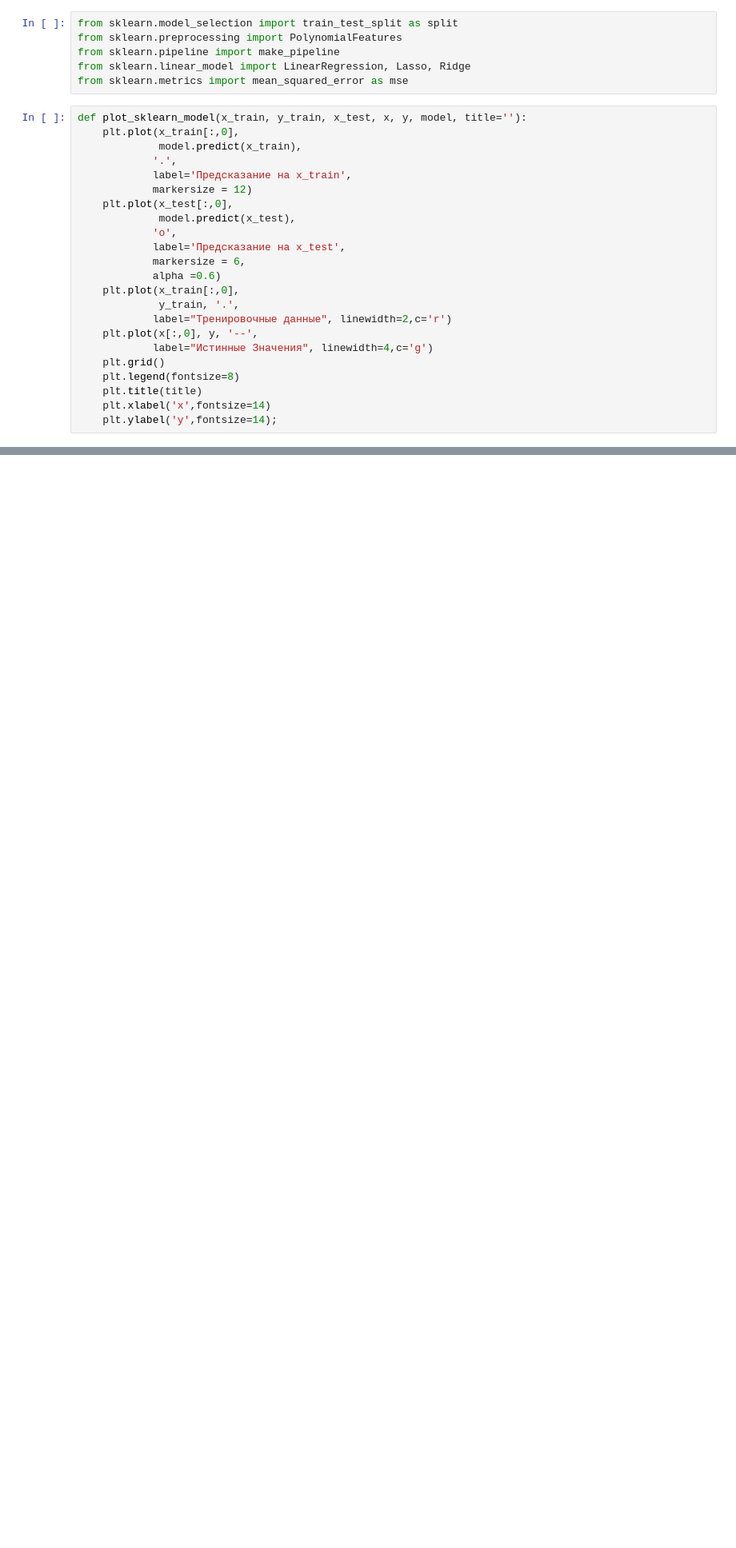
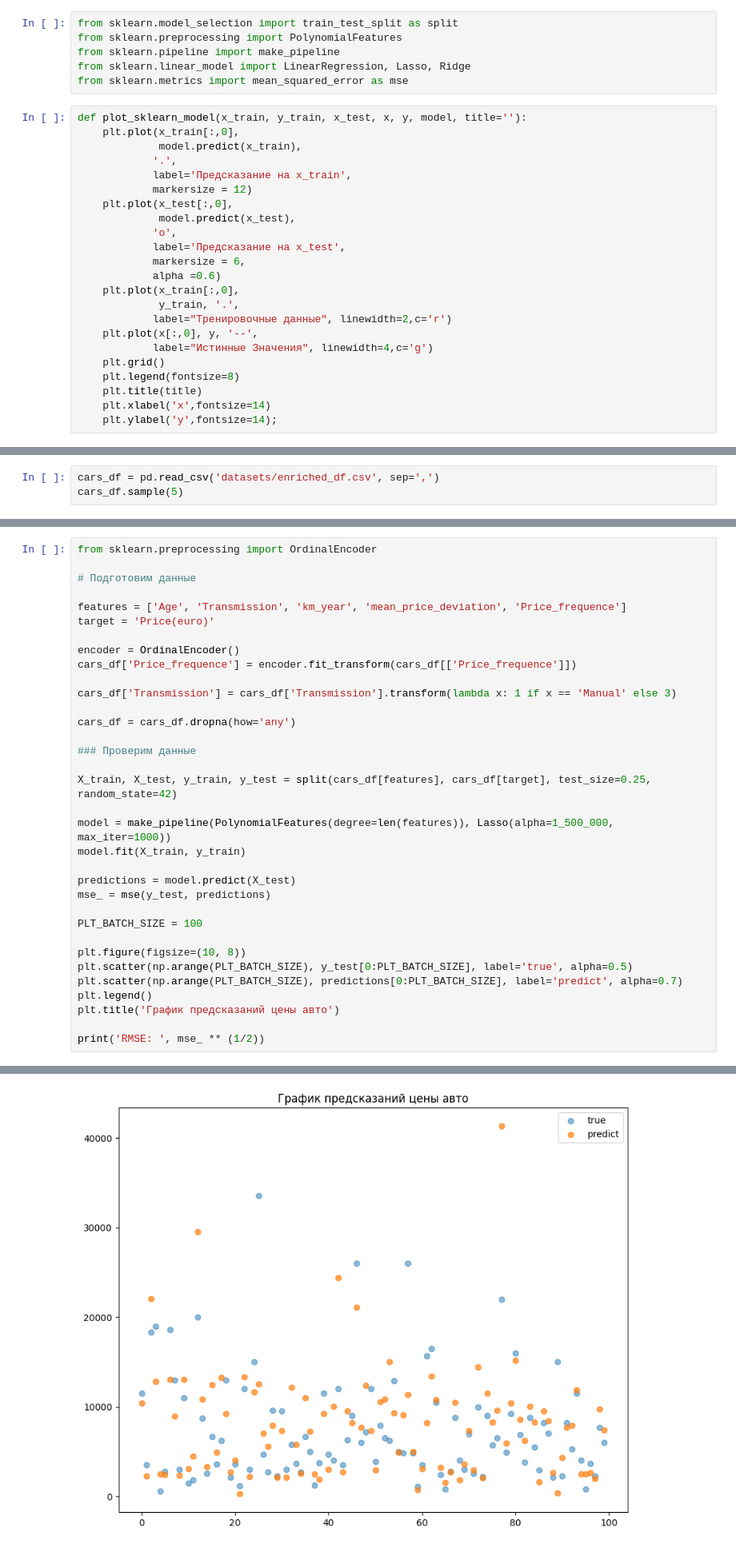
Before and after one commit to pyretttt/master_mle, a Jupyter notebook: practice2.ipynb, the cells around one changed output, grey strips where cells are left out. Shown at 80% size. Drawn from its saved outputs; the diff is of its cells as text; blank space fills up the shorter version.

```diff
--- a/practice2.ipynb
+++ b/practice2.ipynb
@@ -369,0 +372,3 @@ MSE with regularization, degree(3):  35.975745666788924
+# %%
+cars_df = pd.read_csv('datasets/enriched_df.csv', sep=',')
+cars_df.sample(5)
@@ -369,0 +382,35 @@ MSE with regularization, degree(3):  35.975745666788924
+# %%
+from sklearn.preprocessing import OrdinalEncoder
+
+# Подготовим данные
+
+features = ['Age', 'Transmission', 'km_year', 'mean_price_deviation', 'Price_frequence']
+target = 'Price(euro)'
+
+encoder = OrdinalEncoder()
+cars_df['Price_frequence'] = encoder.fit_transform(cars_df[['Price_frequence']])
+
+cars_df['Transmission'] = cars_df['Transmission'].transform(lambda x: 1 if x == 'Manual' else 3)
+
+cars_df = cars_df.dropna(how='any')
+
+### Проверим данные
+
+X_train, X_test, y_train, y_test = split(cars_df[features], cars_df[target], test_size=0.25, random_state=42)
+
+model = make_pipeline(PolynomialFeatures(degree=len(features)), Lasso(alpha=1_500_000, max_iter=1000))
+model.fit(X_train, y_train)
+
+predictions = model.predict(X_test)
+mse_ = mse(y_test, predictions)
+
+PLT_BATCH_SIZE = 100
+
+plt.figure(figsize=(10, 8))
+plt.scatter(np.arange(PLT_BATCH_SIZE), y_test[0:PLT_BATCH_SIZE], label='true', alpha=0.5)
+plt.scatter(np.arange(PLT_BATCH_SIZE), predictions[0:PLT_BATCH_SIZE], label='predict', alpha=0.7)
+plt.legend()
+plt.title('График предсказаний цены авто')
+
+print('RMSE: ', mse_ ** (1/2))
+# %% [output]
@@ -369,0 +418 @@ MSE with regularization, degree(3):  35.975745666788924
+[figure, added]
```
Also changed, not shown: parts of 6 cells of this notebook, 2 other files.
